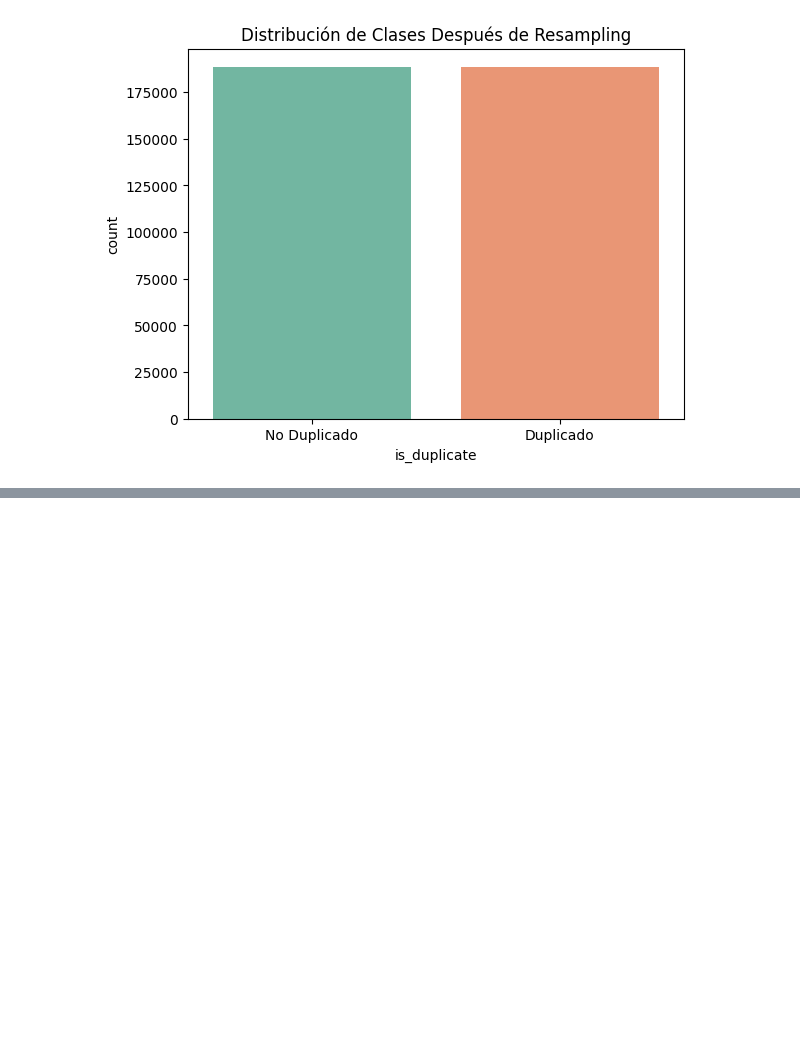
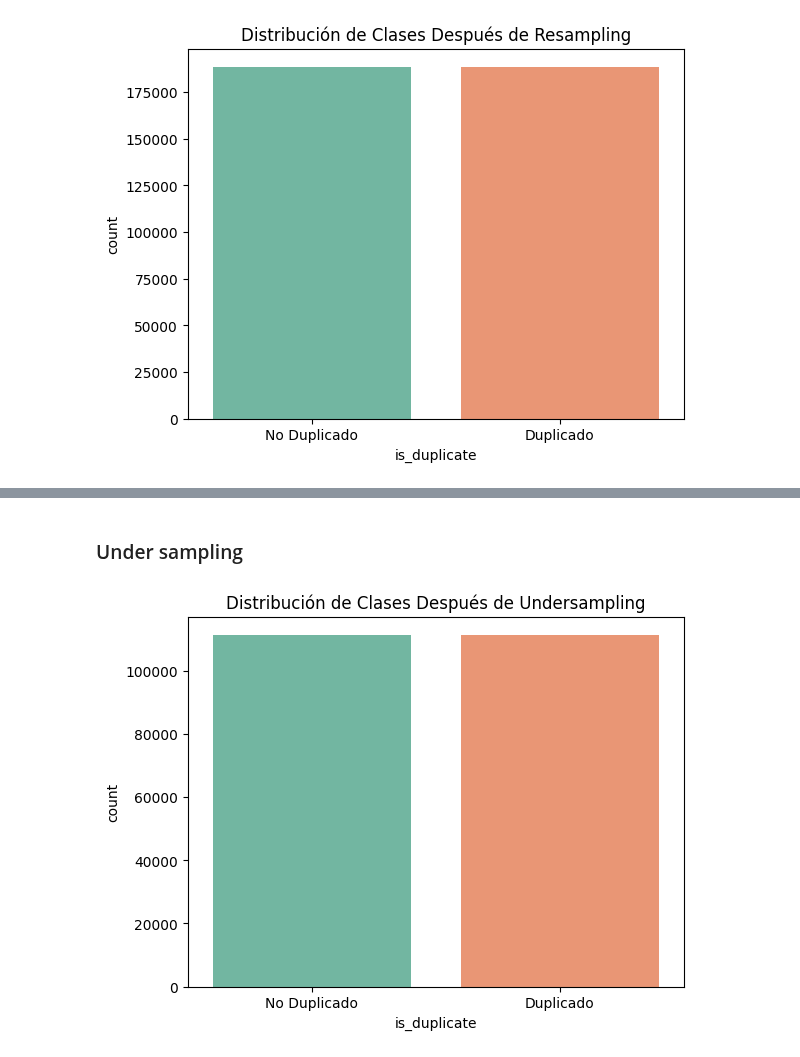
Before and after one commit to SamuehFDEZ/ProgramacionIA, a Jupyter notebook: UD6_RedesNeuronalesRecurrentes/preguntasSimilares/preguntassimilares.ipynb, the cells around one changed output, grey strips where cells are left out. Saved outputs shown, nothing was run; the diff lists cells and outputs as text; code cells hidden in the pictures; blank space fills up the shorter version.

```diff
--- a/UD6_RedesNeuronalesRecurrentes/preguntasSimilares/preguntassimilares.ipynb
+++ b/UD6_RedesNeuronalesRecurrentes/preguntasSimilares/preguntassimilares.ipynb
@@ -446,0 +450,28 @@ weighted avg       0.59      0.59      0.59     75411
+# %% [markdown]
+### Under sampling
+# %%
+# Separar las clases
+clase_mayoritaria = datos[datos['is_duplicate'] == 0]
+clase_minoritaria = datos[datos['is_duplicate'] == 1]
+
+# Hacer undersampling de la clase mayoritaria
+clase_mayoritaria_reducida = resample(
+    clase_mayoritaria,
+    replace=False,                         # sin reemplazo
+    n_samples=len(clase_minoritaria),      # igualar al número de la clase minoritaria
+    random_state=42
+)
+
+# Combinar para tener un dataset balanceado
+datos_balanceado = pd.concat([clase_mayoritaria_reducida, clase_minoritaria])
+
+# Barajar las filas
+datos_balanceado = datos_balanceado.sample(frac=1, random_state=42).reset_index(drop=True)
+
+# Verificar nuevo balance
+sns.countplot(data=datos_balanceado, x='is_duplicate', palette='Set2')
+plt.title("Distribución de Clases Después de Undersampling")
+plt.xticks([0, 1], ["No Duplicado", "Duplicado"])
+plt.show()
+# %% [output]
+[figure, added]
```
Also changed, not shown: parts of 25 cells of this notebook, 1 other file.
